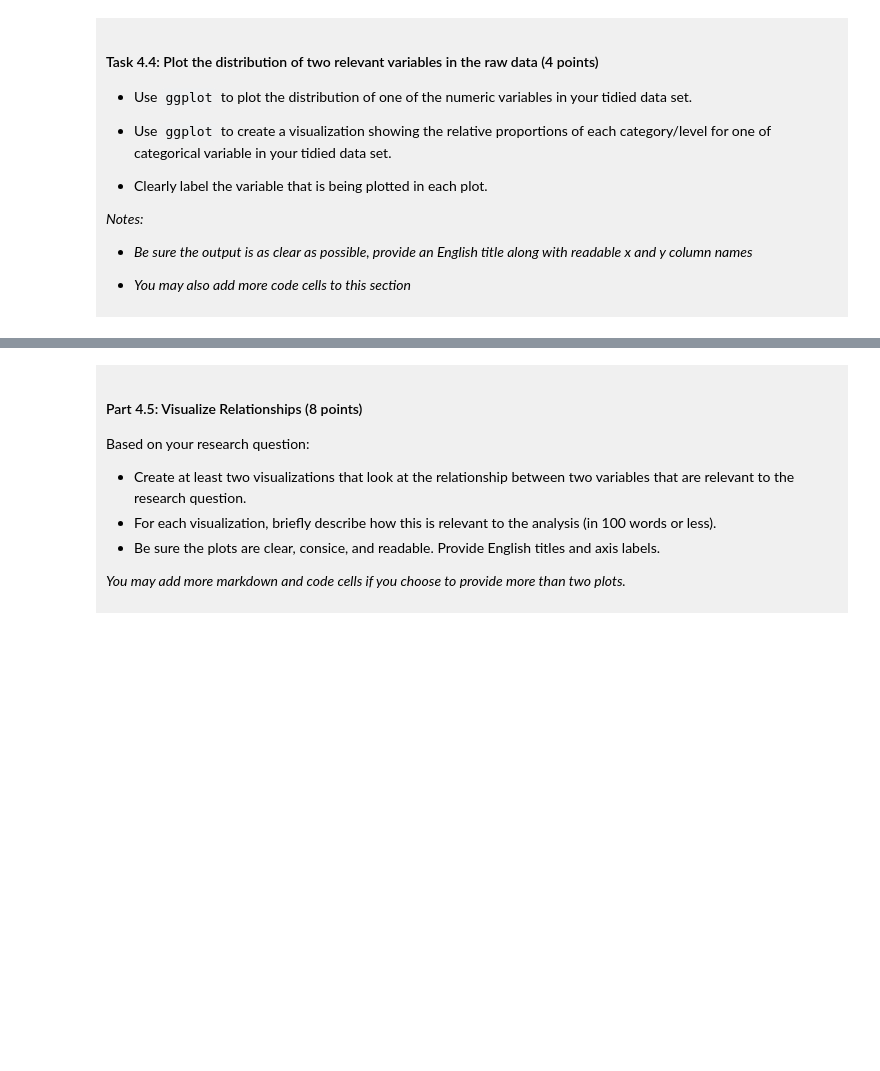
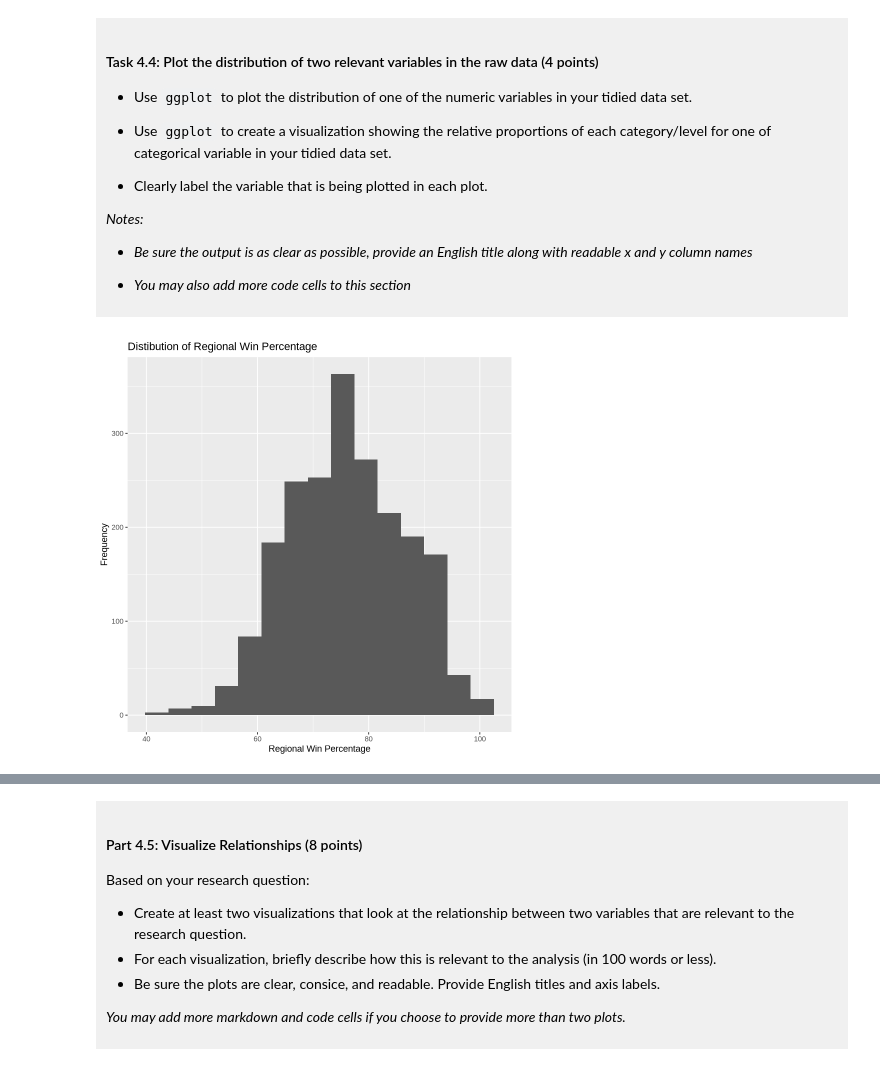
Before and after one commit to qwilliescobar/dsci-100-project-will-escobar, a Jupyter notebook: dsci-100-project-notebook.ipynb, the cells around one changed output, grey strips where cells are left out. Saved outputs shown, nothing was run; the diff lists cells and outputs as text; code cells hidden in the pictures; blank space fills up the shorter version.

```diff
--- a/dsci-100-project-notebook.ipynb
+++ b/dsci-100-project-notebook.ipynb
@@ -305,5 +342,11 @@ You will refine your research question (if needed) and produce a tidy data set.
 
 </div>
 # %%
-### EDIT THIS CODE CELL FOR PLOT 1 ###
+num_dist <- tidied_data |>
+    ggplot(aes(x = reg_wins_pct)) +
+    geom_histogram(bins = 15) +
+    labs(title = "Distibution of Regional Win Percentage", x = "Regional Win Percentage", y = "Frequency")
+num_dist
+# %% [output]
+[figure, added]
 # %%
```
Also changed, not shown: parts of 10 cells of this notebook.
